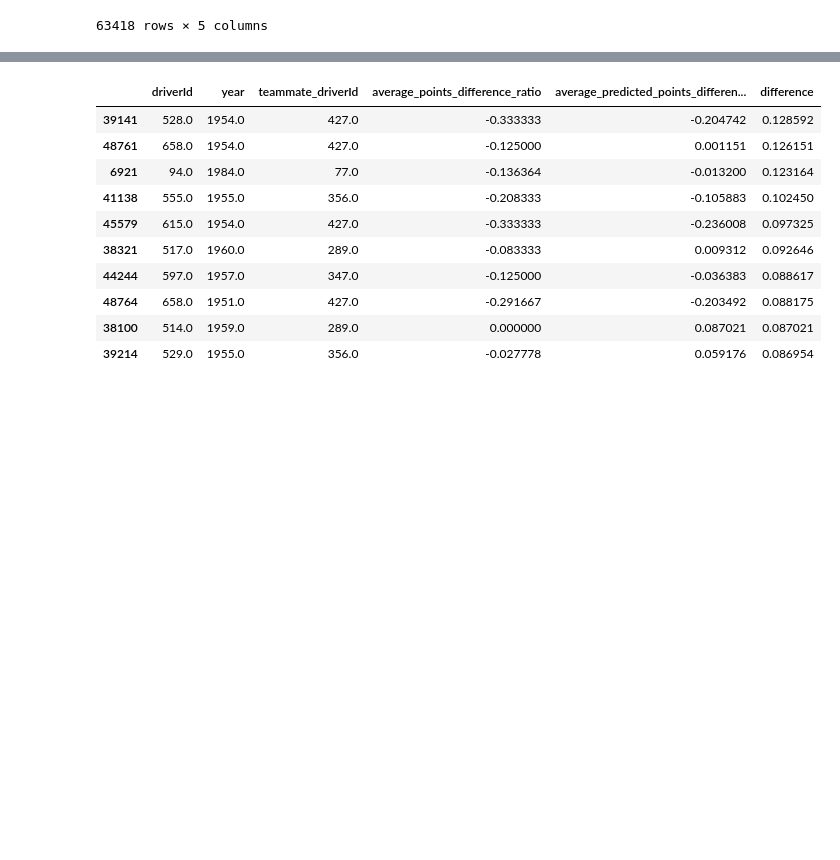
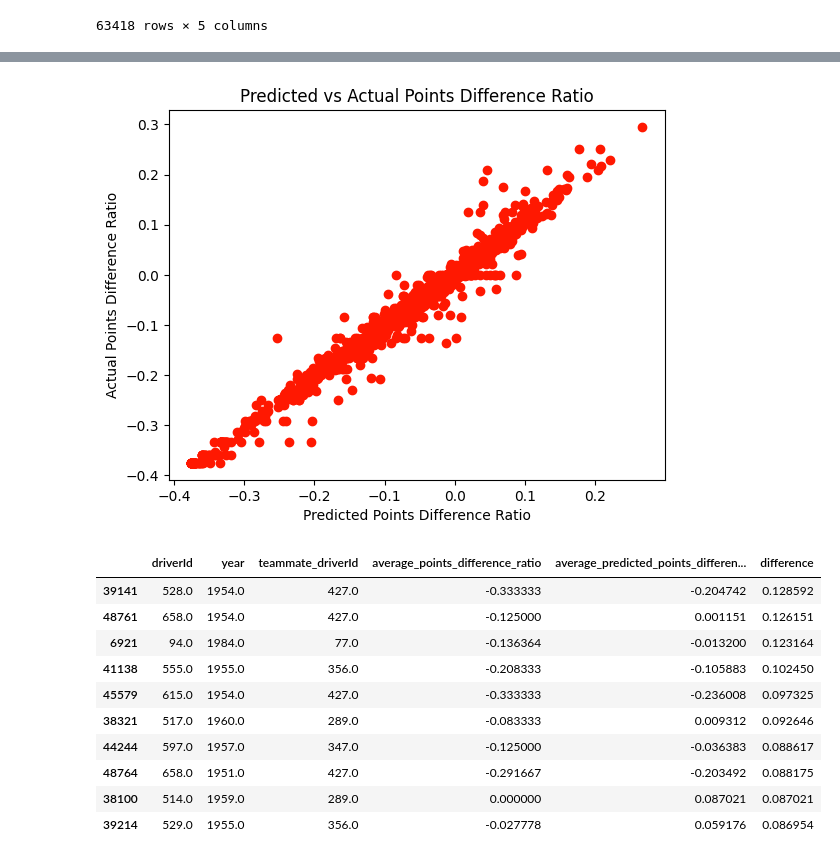
Before and after one commit to karloskarl/F1Analysis, a Jupyter notebook: dominantdriver.ipynb, the cells around one changed output, grey strips where cells are left out. Cells and saved outputs as stored; diff of their text form; code cells hidden in the pictures; blank space fills up the shorter version.

```diff
--- a/dominantdriver.ipynb
+++ b/dominantdriver.ipynb
@@ -248,3 +247,19 @@ top_10_seasons
+# %%
+import matplotlib.pyplot as plt
+
+# Create a scatterplot with the specified color
+plt.scatter(driver_season_data['average_predicted_points_difference_ratio'], driver_season_data['average_points_difference_ratio'], color='#FF1801')
+
+# Set the labels and title
+plt.xlabel('Predicted Points Difference Ratio')
+plt.ylabel('Actual Points Difference Ratio')
+plt.title('Predicted vs Actual Points Difference Ratio')
+
+plt.savefig('predicted_vs_actual.pdf')
+# Show the plot
+plt.show()
+# %% [output]
+[figure, added]
 # %%
 # Calculate the difference between predicted and actual values
 driver_season_data['difference'] = driver_season_data['average_predicted_points_difference_ratio'] - driver_season_data['average_points_difference_ratio']
```
Also changed, not shown: parts of 1 cell of this notebook.
